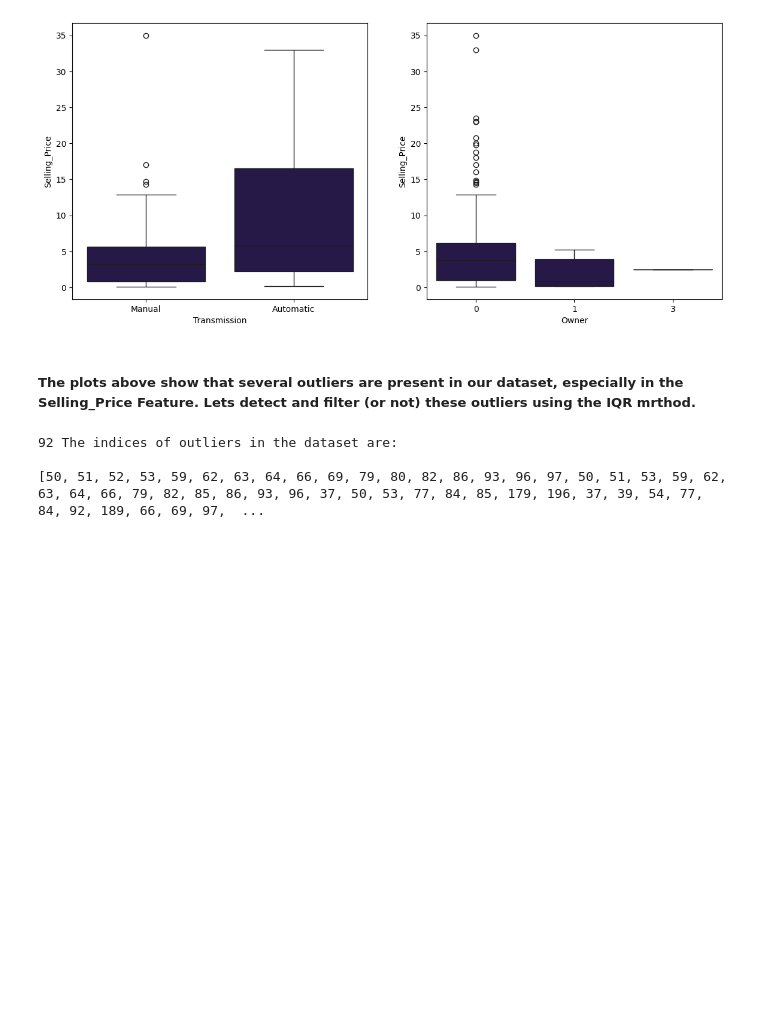
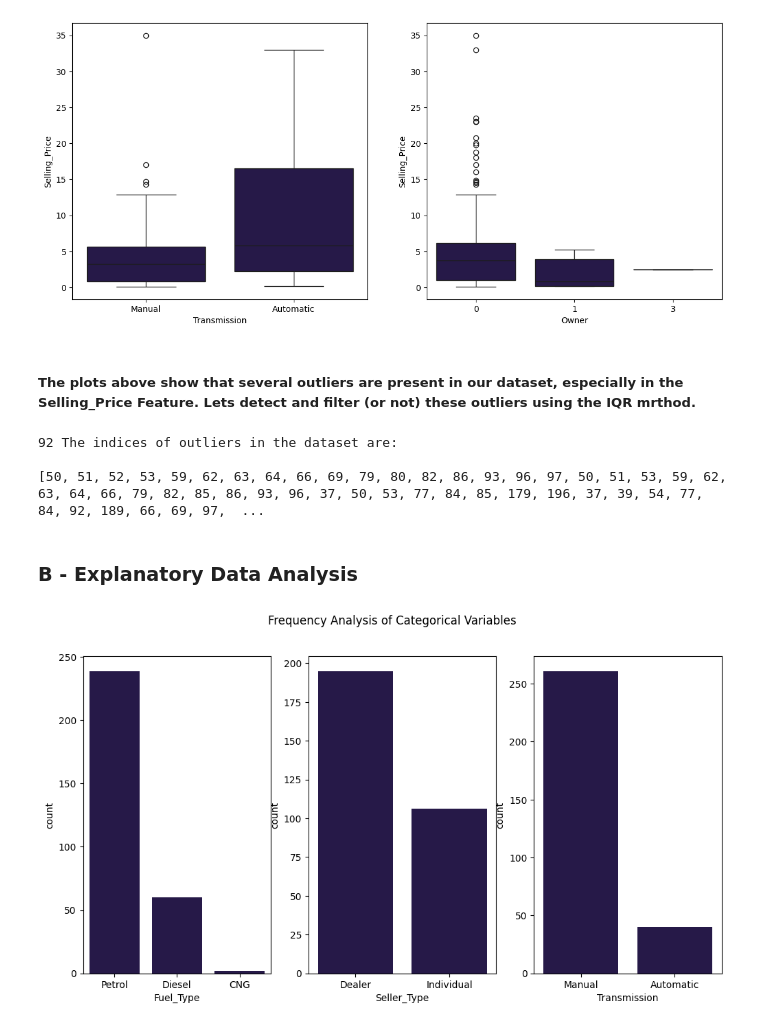
Before and after one commit to youzaina001/ML_supervised, a Jupyter notebook: Simple_Linear_Regression_sklearn.ipynb, the cells around one changed output. Cells and saved outputs as stored; diff of their text form; code cells hidden in the pictures; blank space fills up the shorter version.

Commit message:
Performed Univariate Analysis for Categorical and Numerical features

```diff
--- a/Simple_Linear_Regression_sklearn.ipynb
+++ b/Simple_Linear_Regression_sklearn.ipynb
@@ -210,3 +187,21 @@ print('{} The indices of outliers in the dataset are:\n\n{}'.format(len(outliers
 92 The indices of outliers in the dataset are:
 
 [50, 51, 52, 53, 59, 62, 63, 64, 66, 69, 79, 80, 82, 86, 93, 96, 97, 50, 51, 53, 59, 62, 63, 64, 66, 79, 82, 85, 86, 93, 96, 37, 50, 53, 77, 84, 85, 179, 196, 37, 39, 54, 77, 84, 92, 189, 66, 69, 97,  ...
+# %% [markdown]
+### B - Explanatory Data Analysis
+# %%
+# Univariate Analysis of Categorical Variables
+
+categorical_columns = ['Fuel_Type','Seller_Type','Transmission']
+
+sb.set_palette("magma")
+
+fig, axes = plt.subplots(1, 3, figsize=(12, 6))
+
+for i, column in enumerate(categorical_columns):
+    sb.countplot(x=column, data=db, ax=axes[i])
+
+plt.suptitle('Frequency Analysis of Categorical Variables')
+plt.show()
+# %% [output]
+[figure, added]
```
Also changed, not shown: parts of 6 cells of this notebook.
